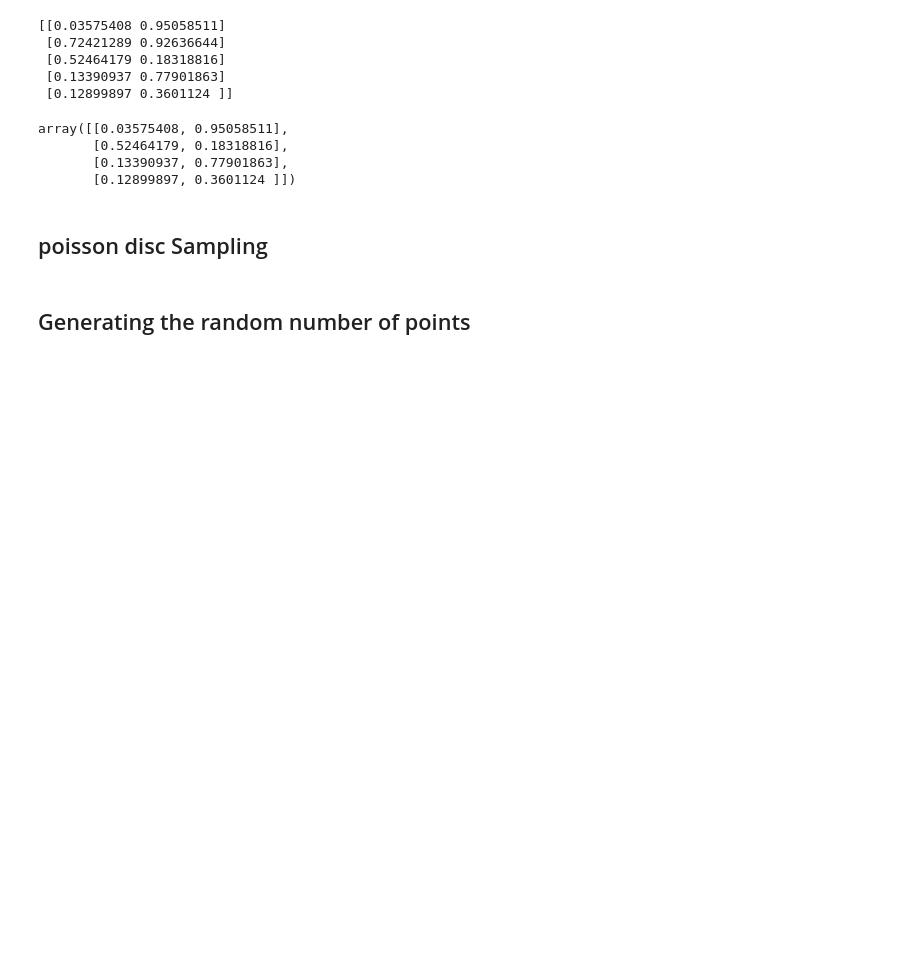
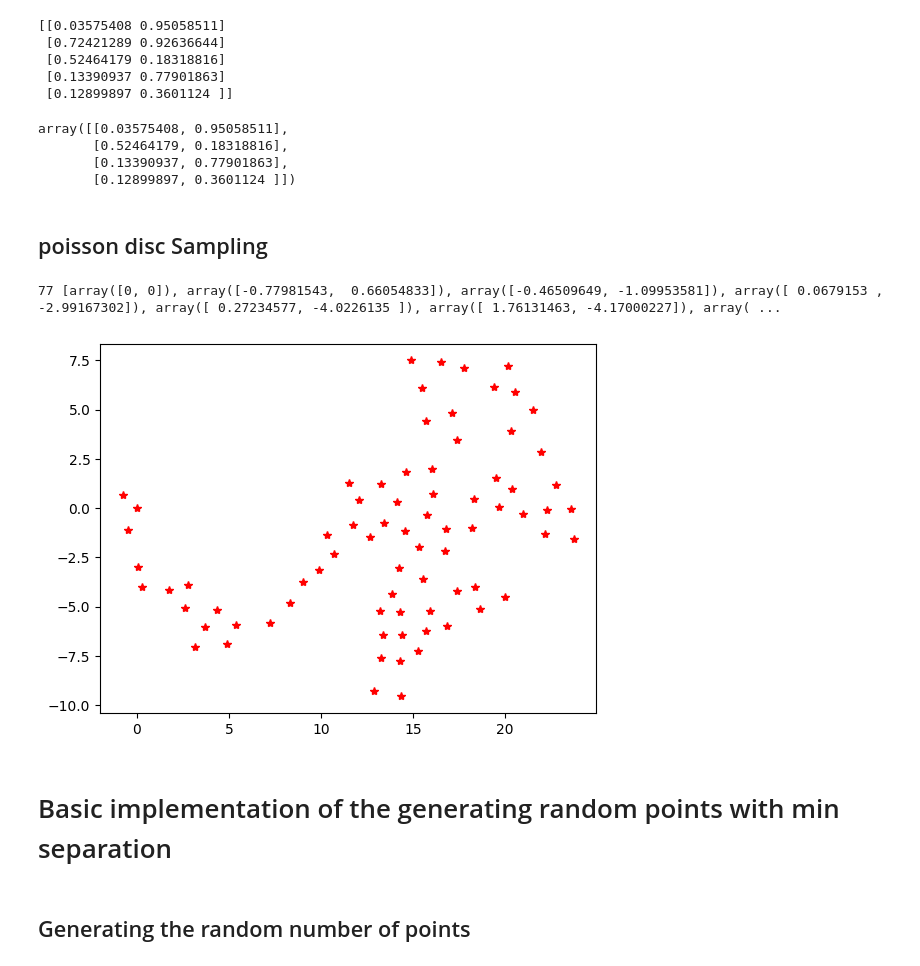
Before and after one commit to sureshnaidugolla/CXFEL-Project-Work, a Jupyter notebook: PDS_Play.ipynb, the cells around one changed output. Drawn from its saved outputs; the diff is of its cells as text; code cells hidden in the pictures; blank space fills up the shorter version.

```diff
--- a/PDS_Play.ipynb
+++ b/PDS_Play.ipynb
@@ -61,9 +61,9 @@ plt.show()
 import numpy as np
 from numpy import sin, cos
 import matplotlib.pyplot as plt
+import time
 
 π = np.pi
-np.random.seed(seed=156)
 
 ######################################
 
@@ -71,16 +71,19 @@ np.random.seed(seed=156)
 x_center = 0.0
 y_center = 0.0
 N        = 30 ## num of random points we generate
-R        = 2.0 ## minimum separation
+R        = 1.0 ## minimum separation
 center = np.array([0,0])
-DesiredNumOfPoints=10 ## number of points to be sampled
+DesiredNumOfPoints=100 ## number of points to be sampled
 
 #######################################
 
+#fig, axes = plt.subplots(int(DesiredNumOfPoints/2), int(DesiredNumOfPoints/2))
+
 def draw(active_list,x_center,y_center):
+  active_list=np.asarray(active_list)
+  #axes[axisx,axisy].plot(active_list.T[0],active_list.T[1])
   circle1 = plt.Circle((x_center, y_center), R , color='r', fill=False)
   circle2 = plt.Circle((x_center, y_center), 2*R , color='r', fill=False)
-  active_list=np.asarray(active_list)
   plt.scatter(active_list.T[0],active_list.T[1])
   plt.gca().add_patch(circle1)
   plt.gca().add_patch(circle2)
@@ -95,41 +98,53 @@ def draw(active_list,x_center,y_center):
 # we are taking a random number between [0,1] and then multiplying with R (min dist which is a radius of circle) and
 # adding R to make it R distance away from the point
 # basically finding a point between circles with radius R and 2R
 
 
 # the same way we are trying to find the random angle fro the center of the circle
 # we are multiplying random value [0,1] by 2 * PI (which represents a full circle, or 360 degrees)
 # ensures that theta ranges from 0 to 2π radians (or 0 to 360 degrees), covering all possible directions around the circle.
 
 #######################################################
-
-
-
+ptime_taken=[]
+ptime_taken.append(0)
+start=time.time()
 active_list = []
 active_list.append(center)
 numOfPoints=1
 for base_point in active_list:
   r = R+np.random.rand(N)*R
   θ = 2*π*np.random.rand(N)
   sample_pts = np.asarray([base_point[0]+r*cos(θ), base_point[1]+r*sin(θ)])
   for i in sample_pts.T:
     flag=True
     for j in active_list:
       if(np.linalg.norm(j-i)<R):
         flag=False
         break
     if(flag):
+      numOfPoints=numOfPoints+1
       active_list.append(np.array(i))
-      plt.plot(i[0], i[1], 'r*')
+      #axisy=axisy+1
+      #plt.plot(i[0], i[1], 'r*')
       break
-  draw(active_list,base_point[0],base_point[1])
-  numOfPoints=numOfPoints+1
+  #draw(active_list,base_point[0],base_point[1])
+  #axisx=axisx+1
+  #if(numOfPoints>=DesiredNumOfPoints):
+    #print("Time taken",time.time()-start)
+    #break
   if(numOfPoints>=DesiredNumOfPoints):
-    break
+      print(len(active_list))
+      print("Time taken",time.time()-start)
+      break
 print(len(active_list),active_list)
 active_list=np.asarray(active_list)
-plt.scatter(active_list.T[0],active_list.T[1])
+plt.plot(active_list.T[0],active_list.T[1], 'r*')
 plt.show()
+# %% [output]
+77 [array([0, 0]), array([-0.77981543,  0.66054833]), array([-0.46509649, -1.09953581]), array([ 0.0679153 , -2.99167302]), array([ 0.27234577, -4.0226135 ]), array([ 1.76131463, -4.17000227]), array( ...
+[figure, added]
+# %% [markdown]
+# Basic implementation of the generating random points with min separation
 # %% [markdown]
 ## Generating the random number of points
 # %%
```
Also changed, not shown: parts of 7 cells of this notebook.
